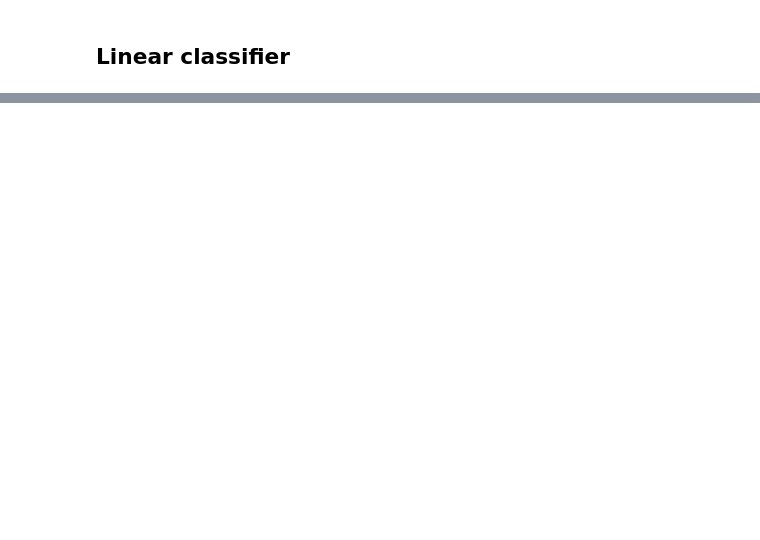
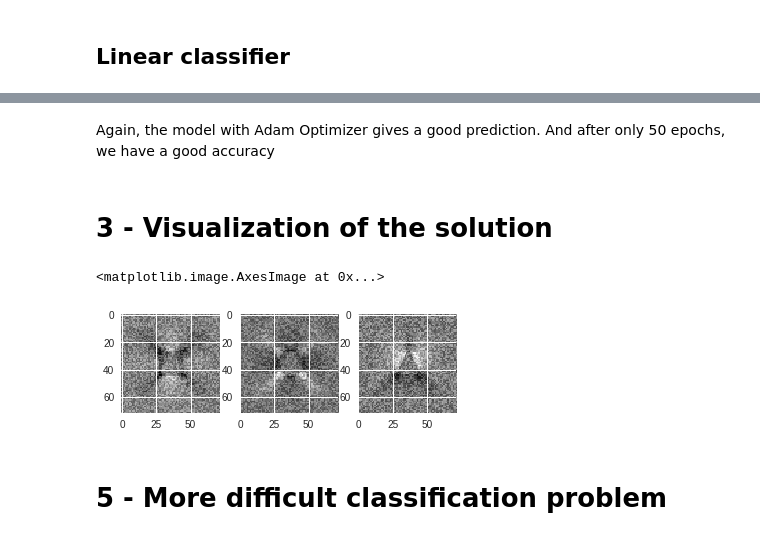
Before and after one commit to Fatiine/Deep-Learning-Assignements, a Jupyter notebook: Image Classification and Regression/Classification_and_Regression.ipynb, the cells around one changed output, grey strips where cells are left out. Cells and saved outputs as stored; diff of their text form; code cells hidden in the pictures; blank space fills up the shorter version.

Commit message:
Image classification models

```diff
--- a/Image Classification and Regression/Classification_and_Regression.ipynb
+++ b/Image Classification and Regression/Classification_and_Regression.ipynb
@@ -138,2 +200,5 @@ Creating data:
+# %%
+# Input shape
+n = X_train.shape[1]
 # %% [markdown]
 ## Linear classifier
@@ -142,0 +227,5 @@ from keras.models import Sequential
+# %%
+# Model construction  with Adam optimizer
+model_adam = Sequential()
+model_adam.add(Dense(units=3, activation='softmax', input_shape= (n,)))
+model_adam.compile(loss='categorical_crossentropy',optimizer='adam',metrics=['accuracy'])
@@ -142,0 +234,2 @@ from keras.models import Sequential
+# %%
+hist2 = model_adam.fit(X_train, target, epochs=50,  validation_split = 0.25, batch_size = 32)
@@ -142,0 +243,4 @@ from keras.models import Sequential
+# %% [markdown]
+Again, the model with Adam Optimizer gives a good prediction. And after only 50 epochs, we have a good accuracy
+# %% [markdown]
+# 3 -  Visualization of the solution
@@ -142,0 +250,14 @@ from keras.models import Sequential
+# %%
+weights_adam = model_adam.get_weights()[0]
+weights_adam.shape
+# %%
+fig = plt.figure()
+fig.add_subplot(1,3,1)
+plt.imshow(weights_adam[:,0].reshape(72,72), cmap='gray')  # Rectangle
+fig.add_subplot(1,3,2)
+plt.imshow(weights_adam[:,1].reshape(72,72), cmap='gray')  # Disk
+fig.add_subplot(1,3,3)
+plt.imshow(weights_adam[:,2].reshape(72,72), cmap='gray')  # Triangle
+# %% [output]
+<matplotlib.image.AxesImage at 0x...>
+[figure, added]
@@ -142,0 +276,2 @@ from keras.models import Sequential
+# %% [markdown]
+# 5 - More difficult classification problem
```
Also changed, not shown: parts of 50 cells of this notebook.
